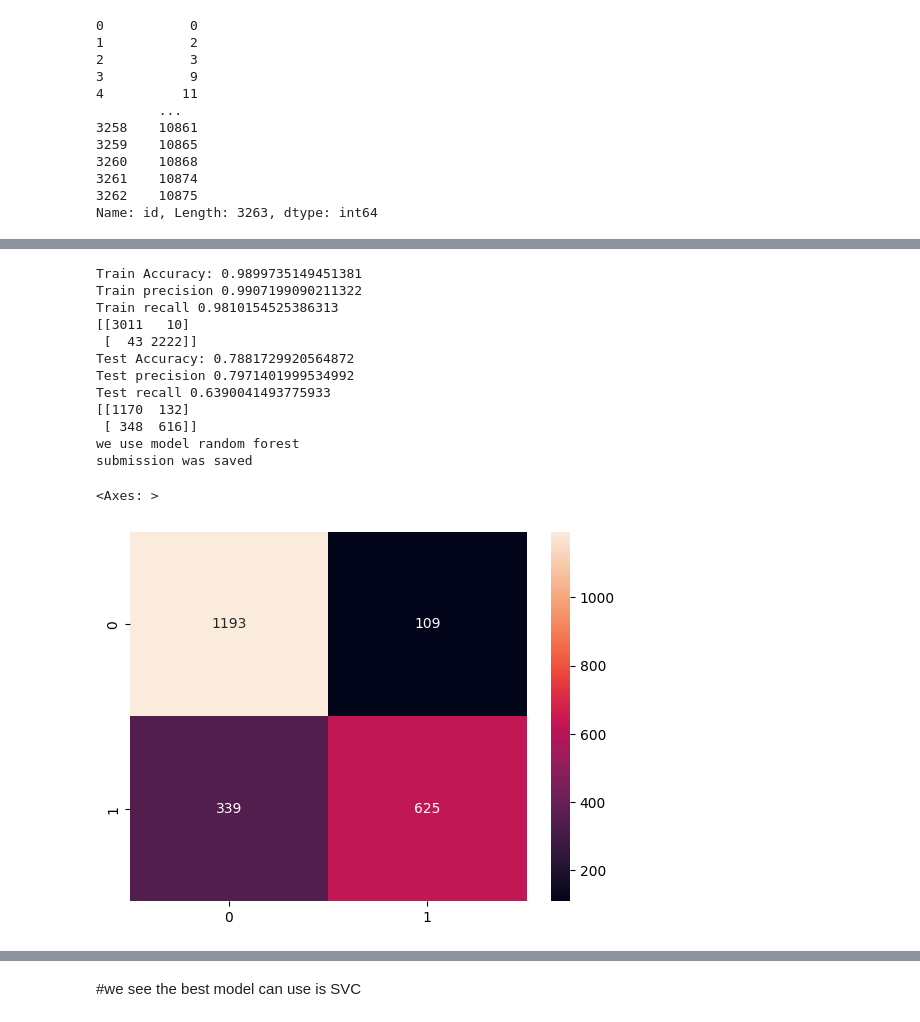
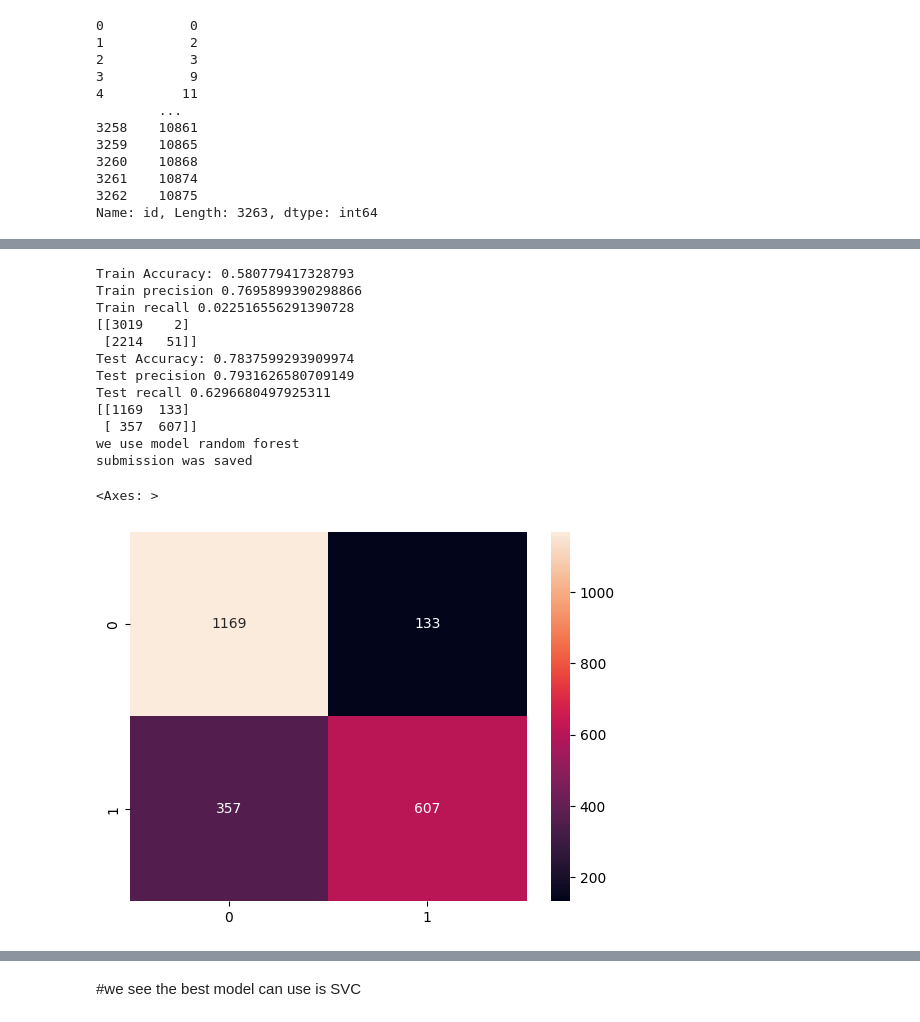
Before and after one commit to Youssefouah/tweets, a Jupyter notebook: tweets.ipynb, the cells around one changed output, grey strips where cells are left out. Drawn from its saved outputs; the diff is of its cells as text; code cells hidden in the pictures.

```diff
--- a/tweets.ipynb
+++ b/tweets.ipynb
@@ -356,25 +356,25 @@ submission was saved
 [figure]
 # %%
 #we use TfidfVectorizer
-model = LogisticRegression(max_iter=5000,random_state=4)
+model2 = LogisticRegression(max_iter=5000,random_state=4)
 # Fit the model using the training data
-model.fit(X_train, y_train)
+model2.fit(X_train, y_train)
 # Predict the labels of the train set
-y_pred = model.predict(X_train)
+y_pred = model2.predict(X_train)
 # Print the accuracy of the model train
 print("Train Accuracy:", accuracy_score(y_train, y_pred))
 print("Train precision",precision_score(y_train, y_pred, average='macro'))
 print("Train recall",recall_score(y_train, y_pred))
 print(confusion_matrix(y_train,y_pred))
 # Predict the labels of the test set
-y_pred_test = model.predict(X_test)
+y_pred_test = model2.predict(X_test)
 # Print the accuracy of the model test
 print("Test Accuracy:", accuracy_score(y_test, y_pred_test))
 print("Test precision",precision_score(y_test, y_pred_test, average='macro'))
 print("Test recall",recall_score(y_test, y_pred_test))
 print(confusion_matrix(y_test,y_pred_test))
 # make prediction for data test
-predictions = model.predict(X_t_f)
+predictions = model2.predict(X_t_f)
 
 # Export Prediction to Dataframe
 results = pd.DataFrame({ "id" : data_test["id"],'target': predictions})
@@ -406,9 +406,9 @@ submission was saved
 [figure]
 # %%
 #we use countvectorize
-model = svm.SVC()
+model_c = svm.SVC()
 # Fit the model using the training data
-model.fit(X_train_c, y_train_c)
+model_c.fit(X_train_c, y_train_c)
 # Predict the labels of the train set
 y_pred_c = model.predict(X_train_c)
 # Print the accuracy of the model
@@ -418,15 +418,15 @@ print("Train recall",recall_score(y_train_c, y_pred_c))
 print(confusion_matrix(y_train_c,y_pred_c))
 
 # Predict the labels of the test set
-y_pred_test_c = model.predict(X_test_c)
+y_pred_test_c = model_c.predict(X_test_c)
 # Print the accuracy of the model test
 print("Test Accuracy:", accuracy_score(y_test_c, y_pred_test_c))
 print("Test precision",precision_score(y_test_c, y_pred_test_c, average='macro'))
 print("Test recall",recall_score(y_test_c, y_pred_test_c))
-print(confusion_matrix(y_test,y_pred_test_c))
+print(confusion_matrix(y_test_c,y_pred_test_c))
 
 # make prediction for data test
-predictions = model.predict(X_t_c)
+predictions = model_c.predict(X_t_c)
 
 # Export Prediction to Dataframe
 results = pd.DataFrame({ "id" : data_test["id"],'target': predictions})
@@ -437,8 +437,8 @@ print("we use model svm")
 
 print("submission was saved")
 dict_models["SVC_count"] = {}
-dict_models["SVC_count"]["accuracy"] = accuracy_score(y_test, y_pred_test)
-dict_models["SVC_count"]["precision"] = precision_score(y_test, y_pred_test, average='macro')
+dict_models["SVC_count"]["accuracy"] = accuracy_score(y_test_c, y_pred_test_c)
+dict_models["SVC_count"]["precision"] = precision_score(y_test_c, y_pred_test_c, average='macro')
 dict_models["SVC_count"]["recall"] = recall_score(y_test_c, y_pred_test_c)
-sns.heatmap(confusion_matrix(y_test,y_pred_test),annot = True,fmt='d')
+sns.heatmap(confusion_matrix(y_test_c,y_pred_test_c),annot = True,fmt='d')
 # %% [output]
@@ -458,55 +458,55 @@ submission was saved
 [figure]
 # %%
 #we use countvectorize
-model = RandomForestClassifier(n_jobs=-1)
+model_c1 = RandomForestClassifier(n_jobs=-1)
 # Fit the model using the training data
-model.fit(X_train_c, y_train_c)
+model_c1.fit(X_train_c, y_train_c)
 # Predict the labels of the train set
 y_pred_c = model.predict(X_train_c)
 # Print the accuracy of the model
 print("Train Accuracy:", accuracy_score(y_train_c, y_pred_c))
 print("Train precision",precision_score(y_train, y_pred_c, average='macro'))
 print("Train recall",recall_score(y_train_c, y_pred_c))
 print(confusion_matrix(y_train_c,y_pred_c))
 
 # Predict the labels of the test set
-y_pred_test_c = model.predict(X_test_c)
+y_pred_test_c = model_c1.predict(X_test_c)
 # Print the accuracy of the model test
 print("Test Accuracy:", accuracy_score(y_test_c, y_pred_test_c))
 print("Test precision",precision_score(y_test_c, y_pred_test_c, average='macro'))
 print("Test recall",recall_score(y_test_c, y_pred_test_c))
 print(confusion_matrix(y_test,y_pred_test_c))
 
 # make prediction for data test
-predictions = model.predict(X_t_c)
+predictions = model_c1.predict(X_t_c)
 
 # Export Prediction to Dataframe
 results = pd.DataFrame({ "id" : data_test["id"],'target': predictions})
 
 # Save Submission to Output File For Submission
 results.to_csv('submission.csv', index=False)
 print("we use model random forest ")
 
 print("submission was saved")
 dict_models["Randomforest_count"] = {}
-dict_models["Randomforest_count"]["accuracy"] = accuracy_score(y_test, y_pred_test)
-dict_models["Randomforest_count"]["precision"] = precision_score(y_test, y_pred_test, average='macro')
+dict_models["Randomforest_count"]["accuracy"] = accuracy_score(y_test_c, y_pred_test_c)
+dict_models["Randomforest_count"]["precision"] = precision_score(y_test_c, y_pred_test_c, average='macro')
 dict_models["Randomforest_count"]["recall"] = recall_score(y_test_c, y_pred_test_c)
-sns.heatmap(confusion_matrix(y_test,y_pred_test),annot = True,fmt='d')
+sns.heatmap(confusion_matrix(y_test_c,y_pred_test_c),annot = True,fmt='d')
 # %% [output]
-Train Accuracy: 0.9899735149451381
-Train precision 0.9907199090211322
-Train recall 0.9810154525386313
-[[3011   10]
- [  43 2222]]
-Test Accuracy: 0.7881729920564872
-Test precision 0.7971401999534992
-Test recall 0.6390041493775933
-[[1170  132]
- [ 348  616]]
+Train Accuracy: 0.580779417328793
+Train precision 0.7695899390298866
+Train recall 0.022516556291390728
+[[3019    2]
+ [2214   51]]
+Test Accuracy: 0.7837599293909974
+Test precision 0.7931626580709149
+Test recall 0.6296680497925311
+[[1169  133]
+ [ 357  607]]
 we use model random forest
 submission was saved
 <Axes: >
-[figure, old version]
+[figure, new version]
 # %%
 #we use countvectorize
```
Also changed, not shown: parts of 8 cells of this notebook, 1 other file.
